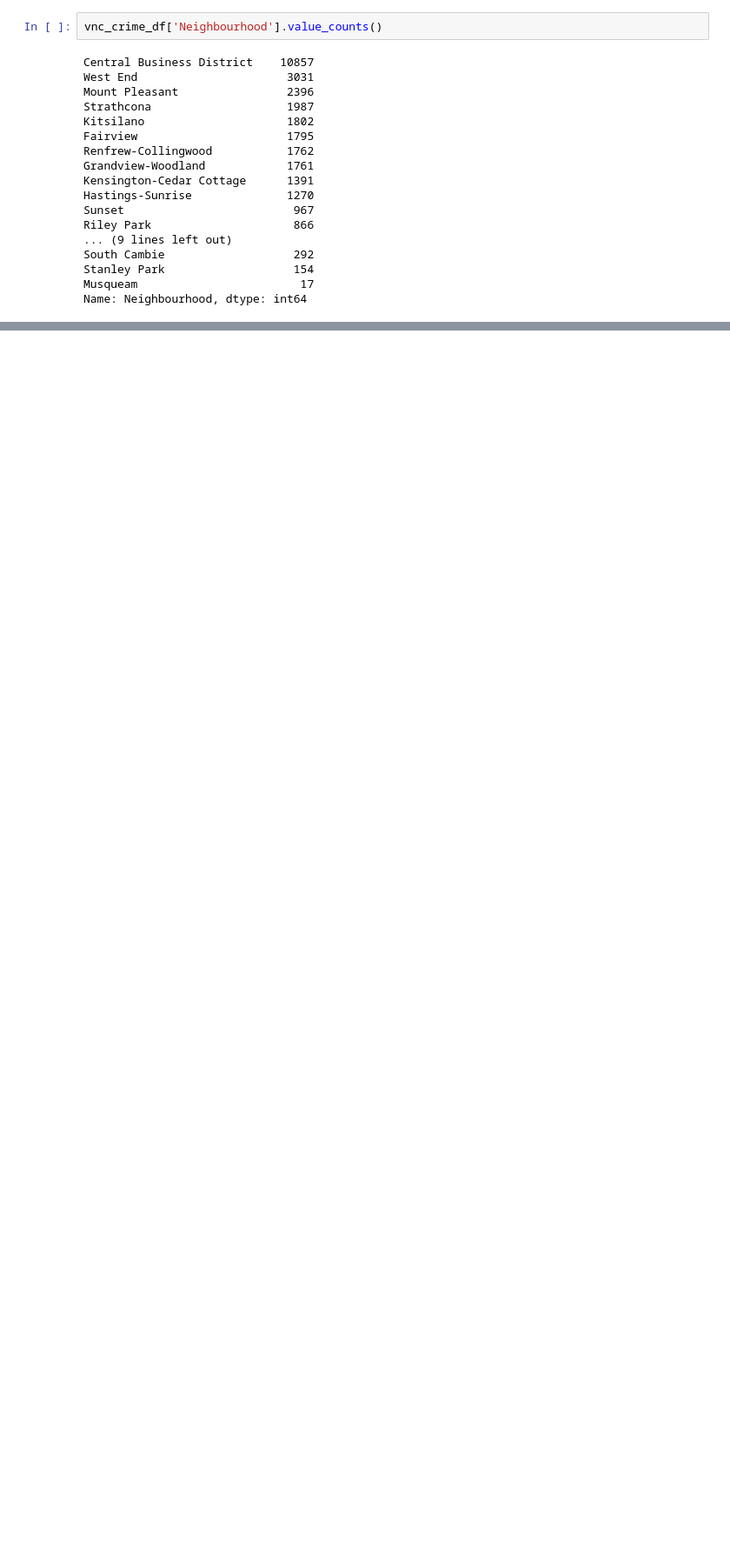
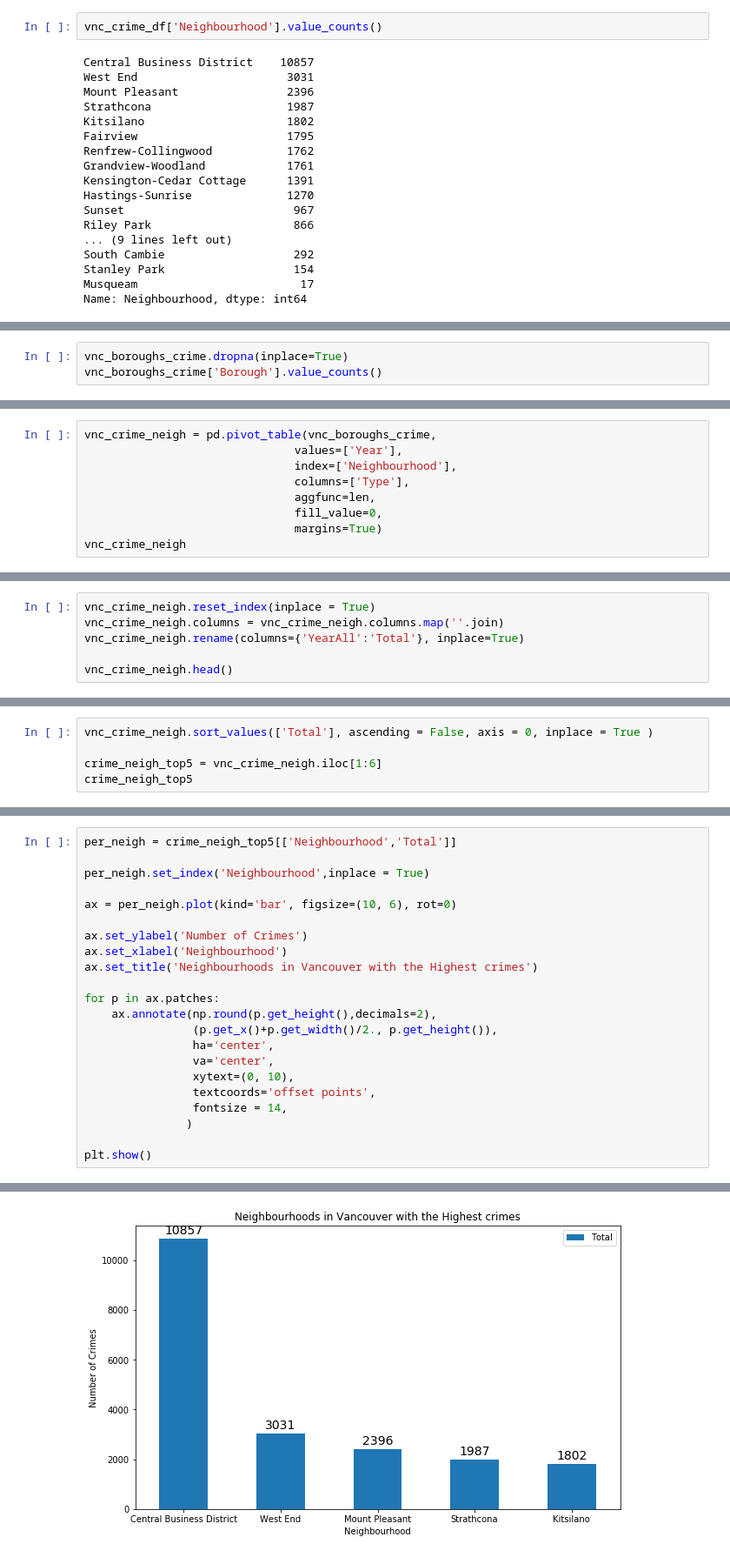
Before and after one commit to gms10/Coursera_Capstone, a Jupyter notebook: Battle of Neighborhoods (Week 1).ipynb, the cells around one changed output, grey strips where cells are left out. Shown: that part at 87% size. Drawn from its saved outputs; the diff is of its cells as text; blank space fills up the shorter version.

```diff
--- a/Battle of Neighborhoods (Week 1).ipynb
+++ b/Battle of Neighborhoods (Week 1).ipynb
@@ -119,0 +191,3 @@ Name: Neighbourhood, dtype: int64
+# %%
+vnc_boroughs_crime.dropna(inplace=True)
+vnc_boroughs_crime['Borough'].value_counts()
@@ -119,0 +232,9 @@ Name: Neighbourhood, dtype: int64
+# %%
+vnc_crime_neigh = pd.pivot_table(vnc_boroughs_crime,
+                               values=['Year'],
+                               index=['Neighbourhood'],
+                               columns=['Type'],
+                               aggfunc=len,
+                               fill_value=0,
+                               margins=True)
+vnc_crime_neigh
@@ -119,0 +261,6 @@ Name: Neighbourhood, dtype: int64
+# %%
+vnc_crime_neigh.reset_index(inplace = True)
+vnc_crime_neigh.columns = vnc_crime_neigh.columns.map(''.join)
+vnc_crime_neigh.rename(columns={'YearAll':'Total'}, inplace=True)
+
+vnc_crime_neigh.head()
@@ -119,0 +286,5 @@ Name: Neighbourhood, dtype: int64
+# %%
+vnc_crime_neigh.sort_values(['Total'], ascending = False, axis = 0, inplace = True )
+
+crime_neigh_top5 = vnc_crime_neigh.iloc[1:6]
+crime_neigh_top5
@@ -119,0 +298,23 @@ Name: Neighbourhood, dtype: int64
+# %%
+per_neigh = crime_neigh_top5[['Neighbourhood','Total']]
+
+per_neigh.set_index('Neighbourhood',inplace = True)
+
+ax = per_neigh.plot(kind='bar', figsize=(10, 6), rot=0)
+
+ax.set_ylabel('Number of Crimes')
+ax.set_xlabel('Neighbourhood')
+ax.set_title('Neighbourhoods in Vancouver with the Highest crimes')
+
+for p in ax.patches:
+    ax.annotate(np.round(p.get_height(),decimals=2),
+                (p.get_x()+p.get_width()/2., p.get_height()),
+                ha='center',
+                va='center',
+                xytext=(0, 10),
+                textcoords='offset points',
+                fontsize = 14,
+               )
+
+plt.show()
+# %% [output]
@@ -119,0 +322 @@ Name: Neighbourhood, dtype: int64
+[figure, added]
```
Also changed, not shown: parts of 45 cells of this notebook.
